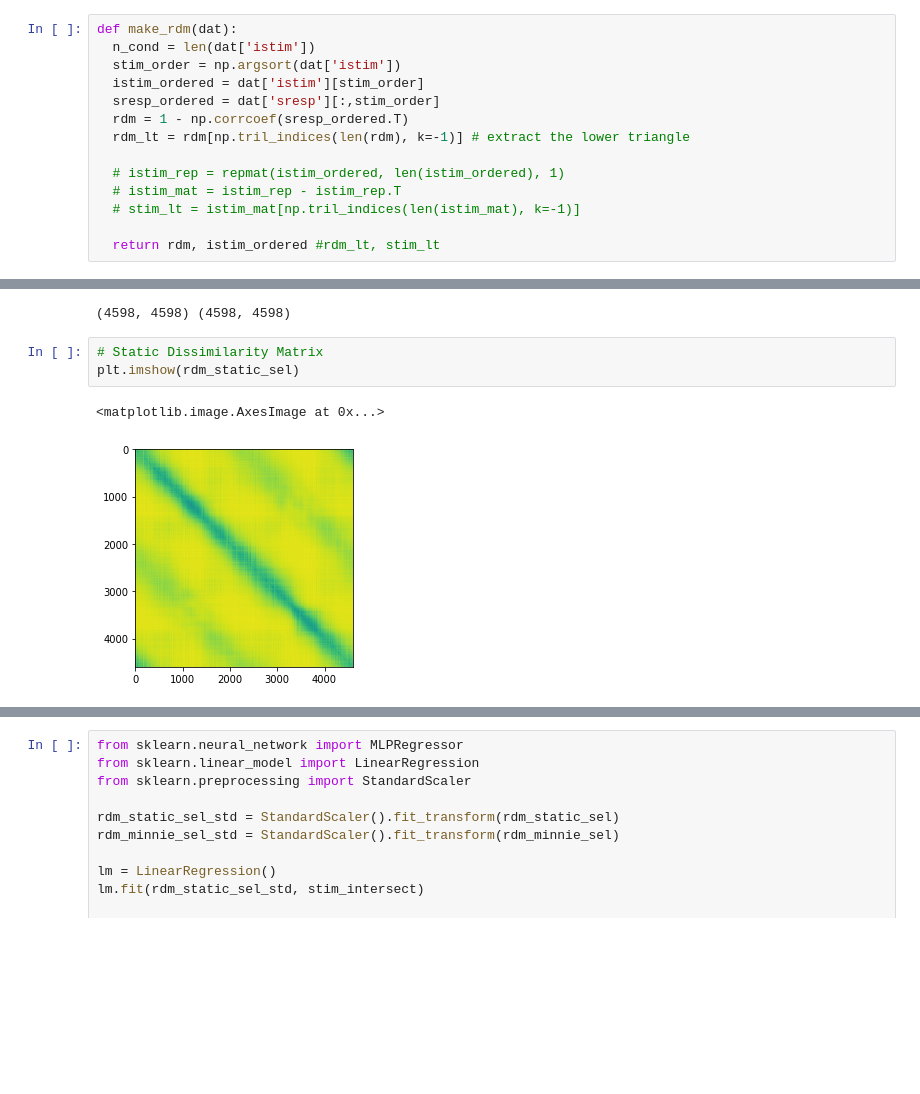
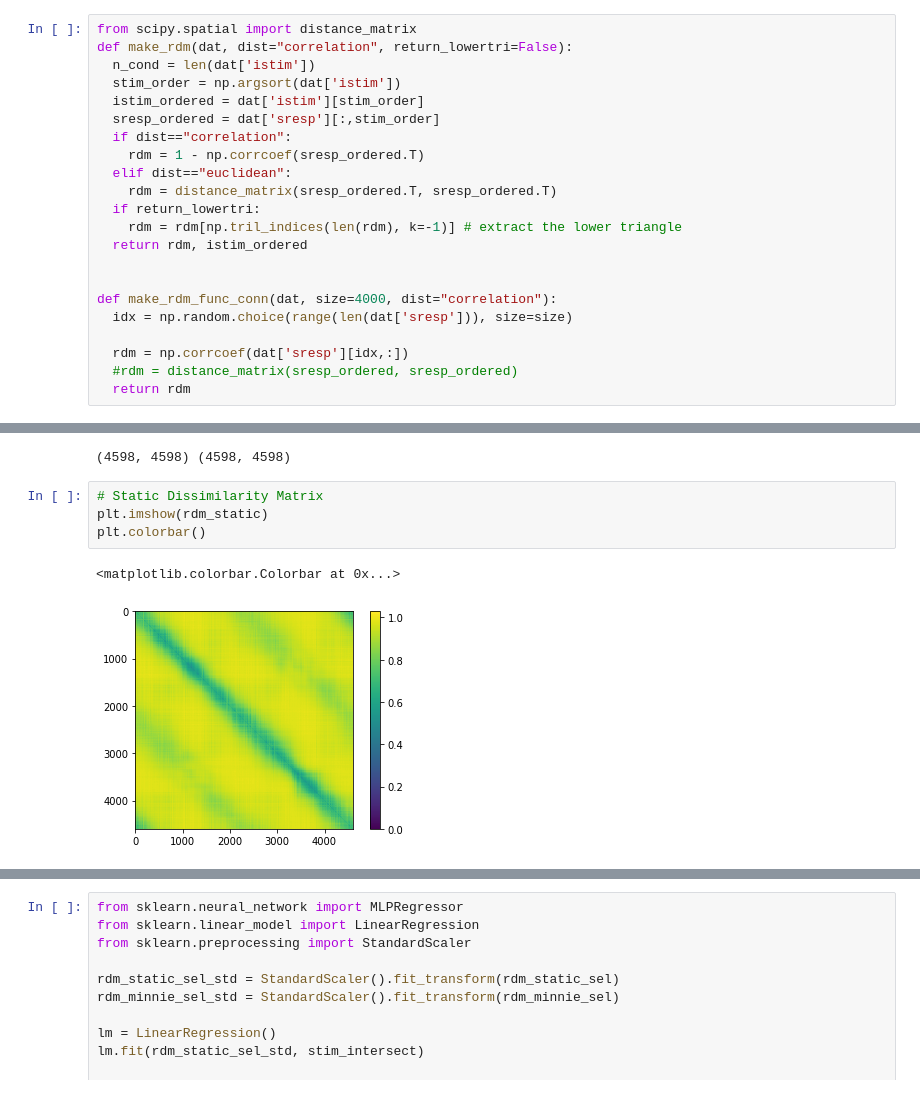
Before and after one commit to sekunder/NMA_Project, a Jupyter notebook: RSA_orientations.ipynb, the cells around one changed output, grey strips where cells are left out. Drawn from its saved outputs; the diff is of its cells as text; blank space fills up the shorter version.

```diff
--- a/RSA_orientations.ipynb
+++ b/RSA_orientations.ipynb
@@ -80,19 +46,27 @@ print(istim_ordered_static.reshape(len(istim_ordered_static),1) @ -istim_ordered
 #   istim_diff_lt = istim_diff[np.tril_indices(len(istim_diff), k=-1)]
 #   return rdm_lt, istim_ordered
 # %%
-def make_rdm(dat):
+from scipy.spatial import distance_matrix
+def make_rdm(dat, dist="correlation", return_lowertri=False):
   n_cond = len(dat['istim'])
   stim_order = np.argsort(dat['istim'])
   istim_ordered = dat['istim'][stim_order]
   sresp_ordered = dat['sresp'][:,stim_order]
-  rdm = 1 - np.corrcoef(sresp_ordered.T)
-  rdm_lt = rdm[np.tril_indices(len(rdm), k=-1)] # extract the lower triangle
+  if dist=="correlation":
+    rdm = 1 - np.corrcoef(sresp_ordered.T)
+  elif dist=="euclidean":
+    rdm = distance_matrix(sresp_ordered.T, sresp_ordered.T)
+  if return_lowertri:
+    rdm = rdm[np.tril_indices(len(rdm), k=-1)] # extract the lower triangle
+  return rdm, istim_ordered
 
-  # istim_rep = repmat(istim_ordered, len(istim_ordered), 1)
-  # istim_mat = istim_rep - istim_rep.T
-  # stim_lt = istim_mat[np.tril_indices(len(istim_mat), k=-1)]
 
-  return rdm, istim_ordered #rdm_lt, stim_lt
+def make_rdm_func_conn(dat, size=4000, dist="correlation"):
+  idx = np.random.choice(range(len(dat['sresp'])), size=size)
+
+  rdm = np.corrcoef(dat['sresp'][idx,:])
+  #rdm = distance_matrix(sresp_ordered, sresp_ordered)
+  return rdm
 # %%
 # def make_rdm(dat):
 #   n_cond = len(dat['istim'])
@@ -147,9 +121,10 @@ print(rdm_static_sel.shape,rdm_minnie_sel.shape)
 (4598, 4598) (4598, 4598)
 # %%
 # Static Dissimilarity Matrix
-plt.imshow(rdm_static_sel)
+plt.imshow(rdm_static)
+plt.colorbar()
 # %% [output]
-<matplotlib.image.AxesImage at 0x...>
+<matplotlib.colorbar.Colorbar at 0x...>
-[figure, old version]
+[figure, new version]
 # %%
 # Minnie Mouse Dissimilarity Matrix
```
Also changed, not shown: parts of 18 cells of this notebook.
